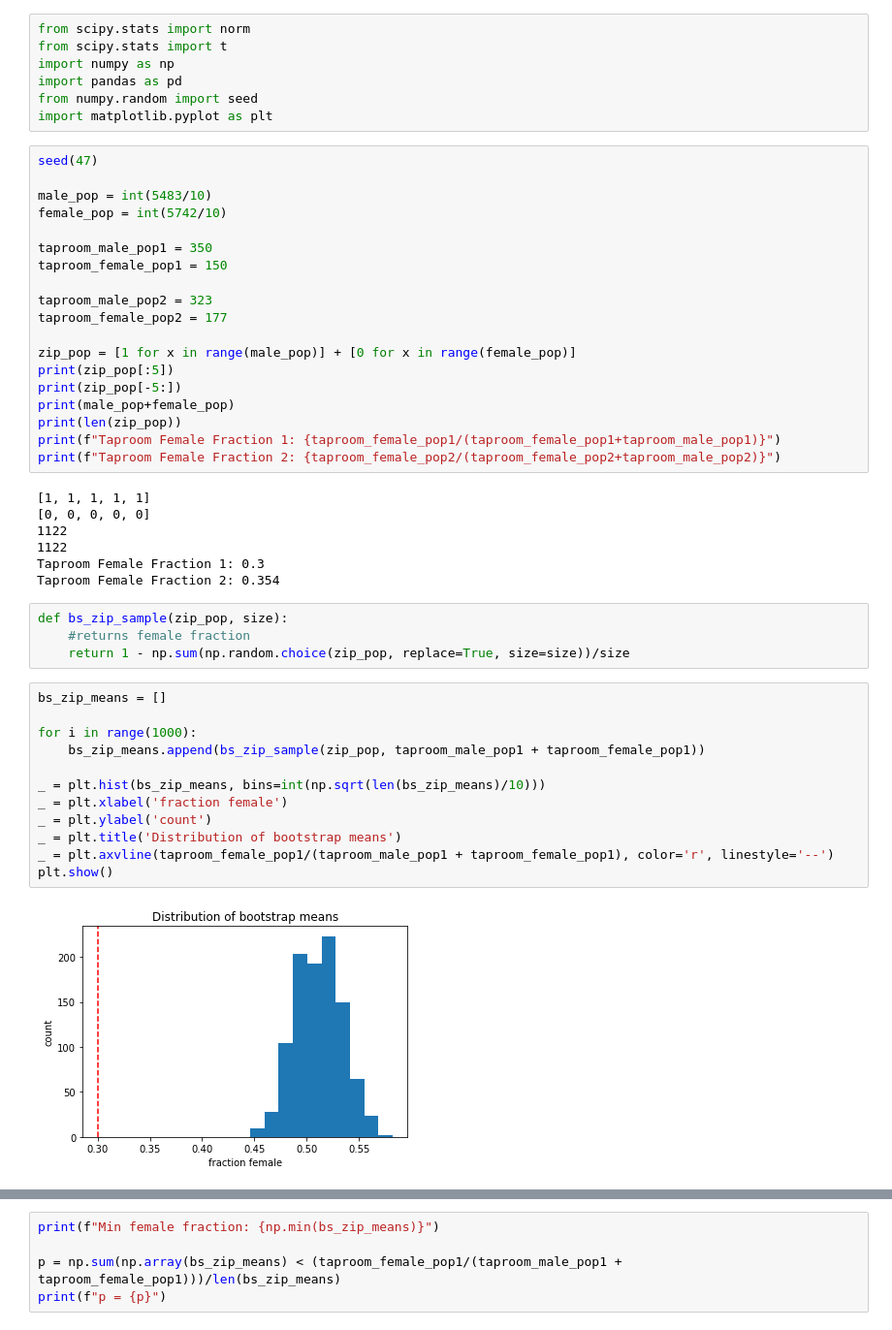
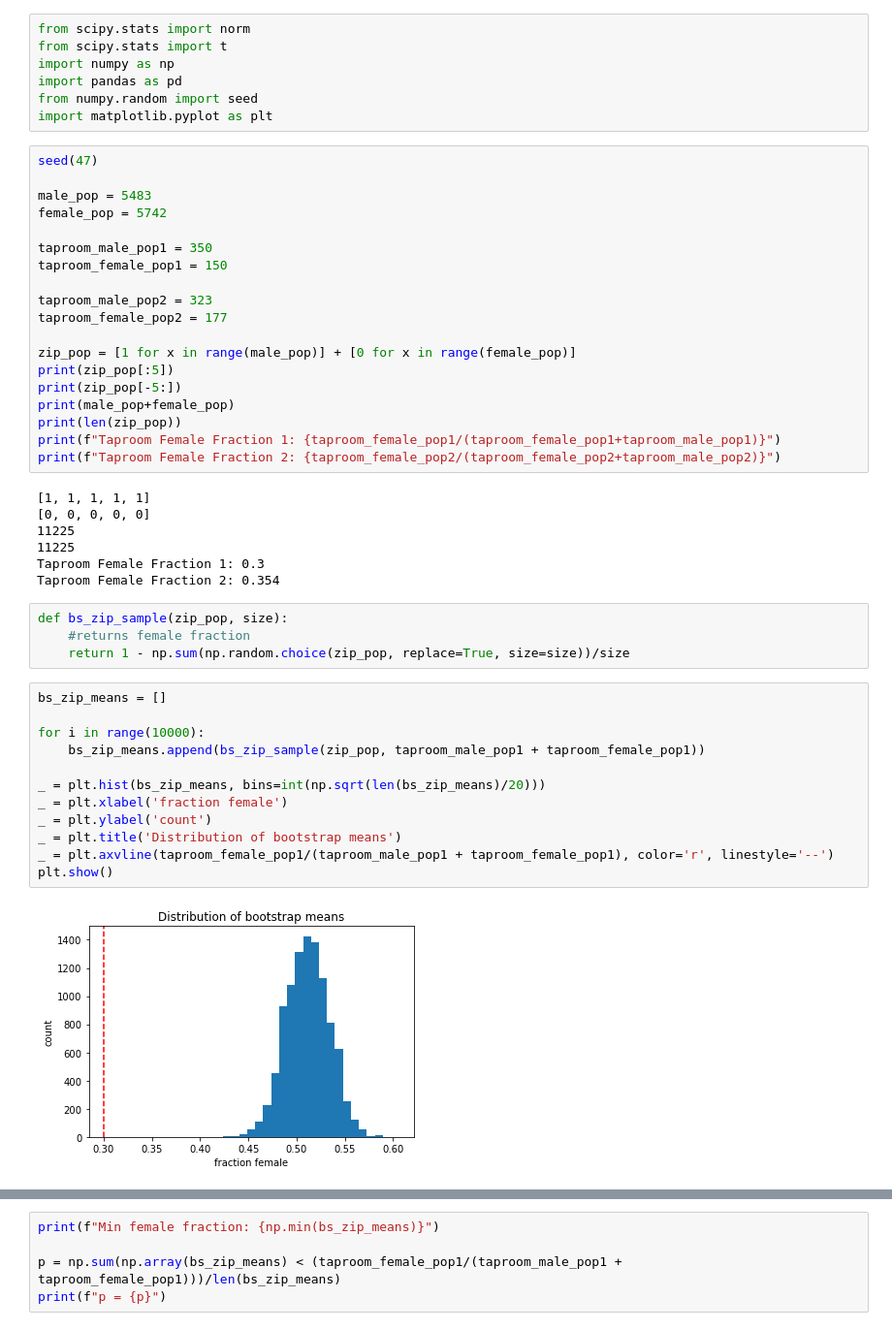
Before and after one commit to trentleslie/sandbox, a Jupyter notebook: demographic_audit.ipynb, the cells around one changed output, grey strips where cells are left out. Shown at 97% size. Cells and saved outputs as stored; diff of their text form.

```diff
--- a/demographic_audit.ipynb
+++ b/demographic_audit.ipynb
@@ -8,8 +8,8 @@ import matplotlib.pyplot as plt
 # %%
 seed(47)
 
-male_pop = int(5483/10)
-female_pop = int(5742/10)
+male_pop = 5483
+female_pop = 5742
 
 taproom_male_pop1 = 350
 taproom_female_pop1 = 150
@@ -27,8 +27,8 @@ print(f"Taproom Female Fraction 2: {taproom_female_pop2/(taproom_female_pop2+tap
 # %% [output]
 [1, 1, 1, 1, 1]
 [0, 0, 0, 0, 0]
-1122
-1122
+11225
+11225
 Taproom Female Fraction 1: 0.3
 Taproom Female Fraction 2: 0.354
 # %%
@@ -38,14 +38,14 @@ def bs_zip_sample(zip_pop, size):
 # %%
 bs_zip_means = []
 
-for i in range(1000):
+for i in range(10000):
     bs_zip_means.append(bs_zip_sample(zip_pop, taproom_male_pop1 + taproom_female_pop1))
 
-_ = plt.hist(bs_zip_means, bins=int(np.sqrt(len(bs_zip_means)/10)))
+_ = plt.hist(bs_zip_means, bins=int(np.sqrt(len(bs_zip_means)/20)))
 _ = plt.xlabel('fraction female')
 _ = plt.ylabel('count')
 _ = plt.title('Distribution of bootstrap means')
 _ = plt.axvline(taproom_female_pop1/(taproom_male_pop1 + taproom_female_pop1), color='r', linestyle='--')
 plt.show()
 # %% [output]
-[figure, old version]
+[figure, new version]
```
Also changed, not shown: parts of 3 cells of this notebook.
